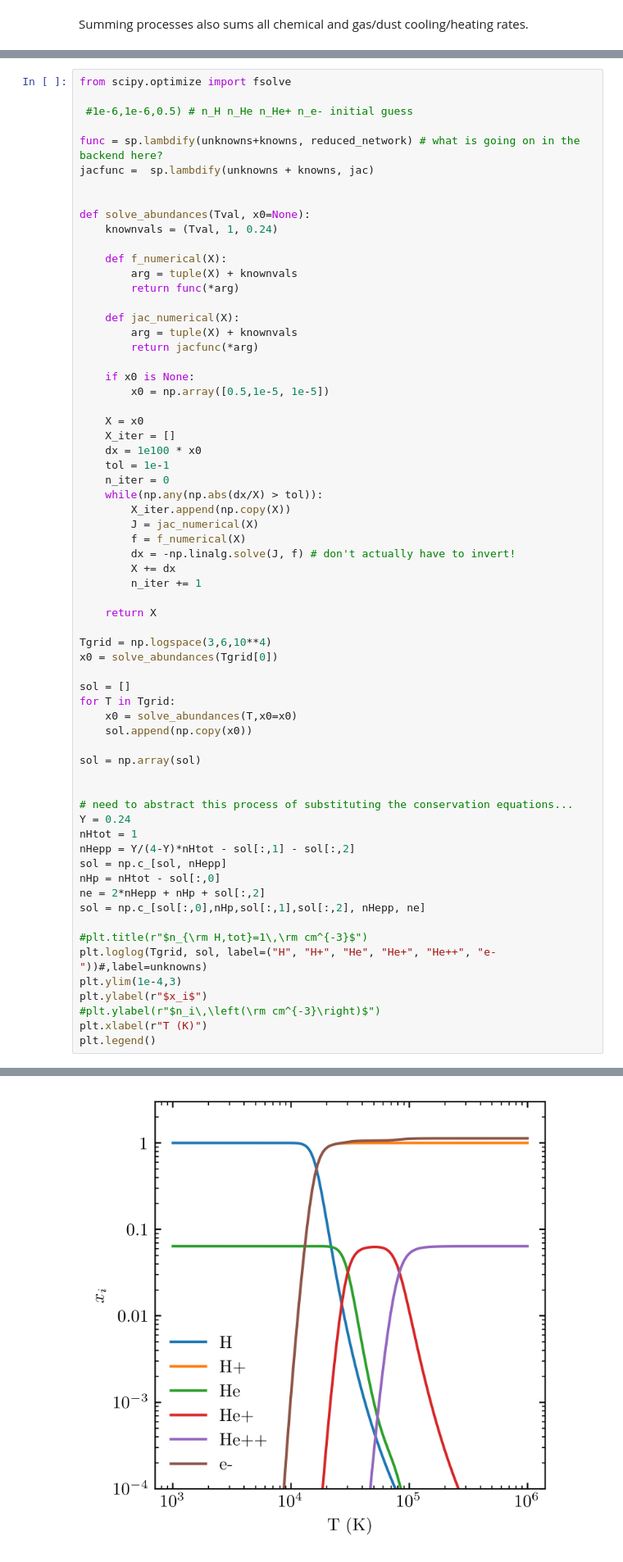
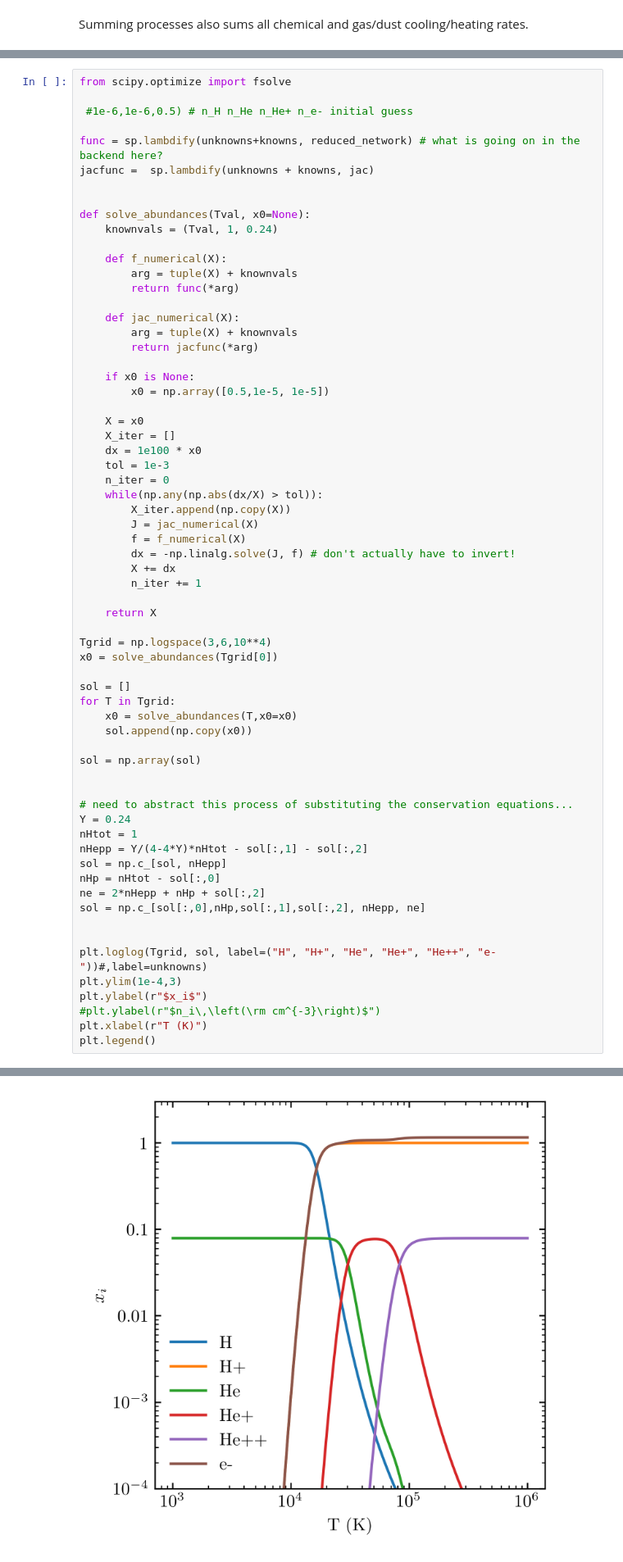
Before and after one commit to mikegrudic/pism, a Jupyter notebook: examples/CIE.ipynb, the cells around one changed output, grey strips where cells are left out. Shown at 82% size. Drawn from its saved outputs; the diff is of its cells as text.

```diff
--- a/examples/CIE.ipynb
+++ b/examples/CIE.ipynb
@@ -156,7 +156,7 @@ def solve_abundances(Tval, x0=None):
     X = x0
     X_iter = []
     dx = 1e100 * x0
-    tol = 1e-1
+    tol = 1e-3
     n_iter = 0
     while(np.any(np.abs(dx/X) > tol)):
         X_iter.append(np.copy(X))
@@ -168,33 +168,33 @@ def solve_abundances(Tval, x0=None):
 
     return X
 
 Tgrid = np.logspace(3,6,10**4)
 x0 = solve_abundances(Tgrid[0])
 
 sol = []
 for T in Tgrid:
     x0 = solve_abundances(T,x0=x0)
     sol.append(np.copy(x0))
 
 sol = np.array(sol)
 
 
 # need to abstract this process of substituting the conservation equations...
 Y = 0.24
 nHtot = 1
-nHepp = Y/(4-Y)*nHtot - sol[:,1] - sol[:,2]
+nHepp = Y/(4-4*Y)*nHtot - sol[:,1] - sol[:,2]
 sol = np.c_[sol, nHepp]
 nHp = nHtot - sol[:,0]
 ne = 2*nHepp + nHp + sol[:,2]
 sol = np.c_[sol[:,0],nHp,sol[:,1],sol[:,2], nHepp, ne]
 
-#plt.title(r"$n_{\rm H,tot}=1\,\rm cm^{-3}$")
+
 plt.loglog(Tgrid, sol, label=("H", "H+", "He", "He+", "He++", "e-"))#,label=unknowns)
 plt.ylim(1e-4,3)
 plt.ylabel(r"$x_i$")
 #plt.ylabel(r"$n_i\,\left(\rm cm^{-3}\right)$")
 plt.xlabel(r"T (K)")
 plt.legend()
 # %% [output]
 <matplotlib.legend.Legend at 0x...>
-[figure, old version]
+[figure, new version]
```
Also changed, not shown: parts of 6 cells of this notebook, 2 other files.
